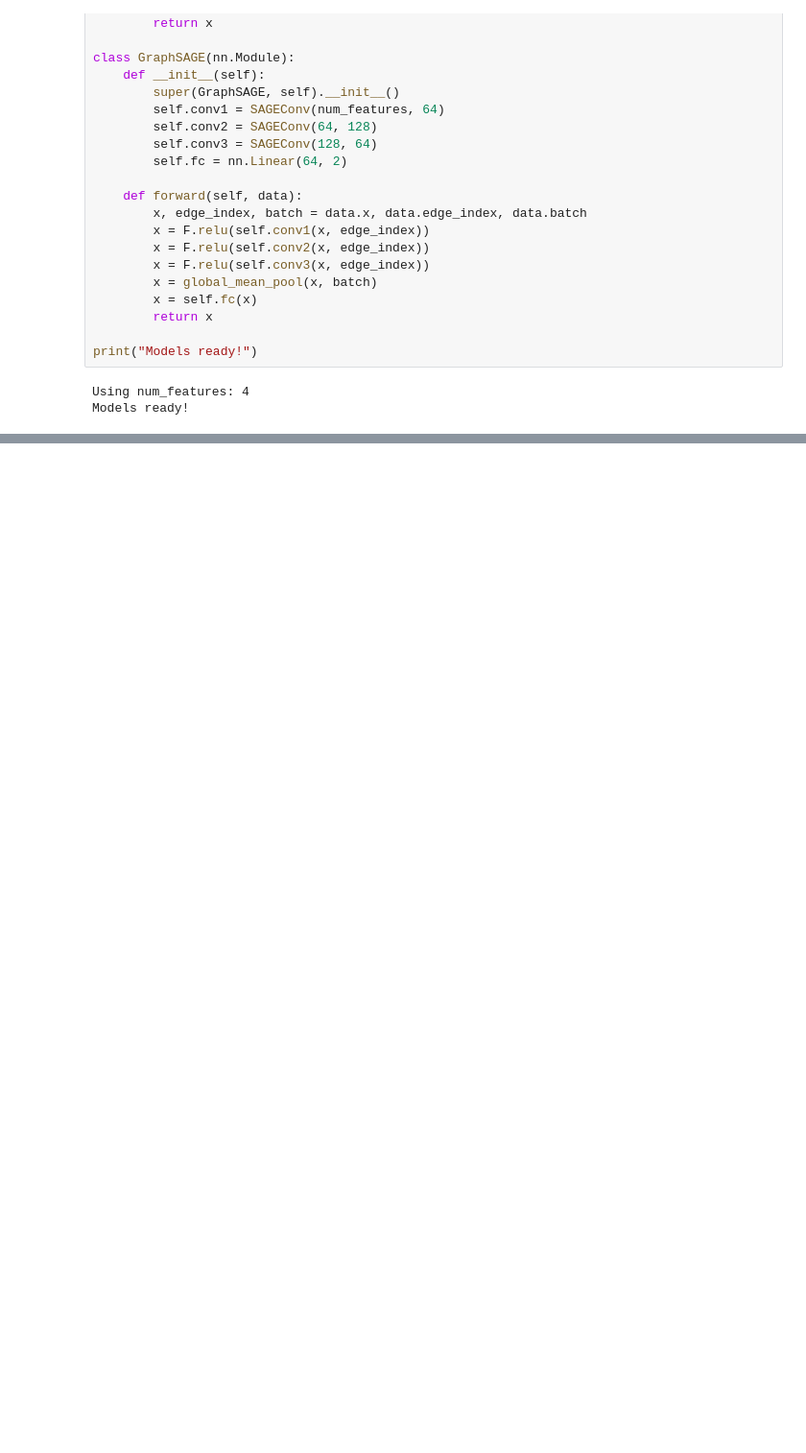
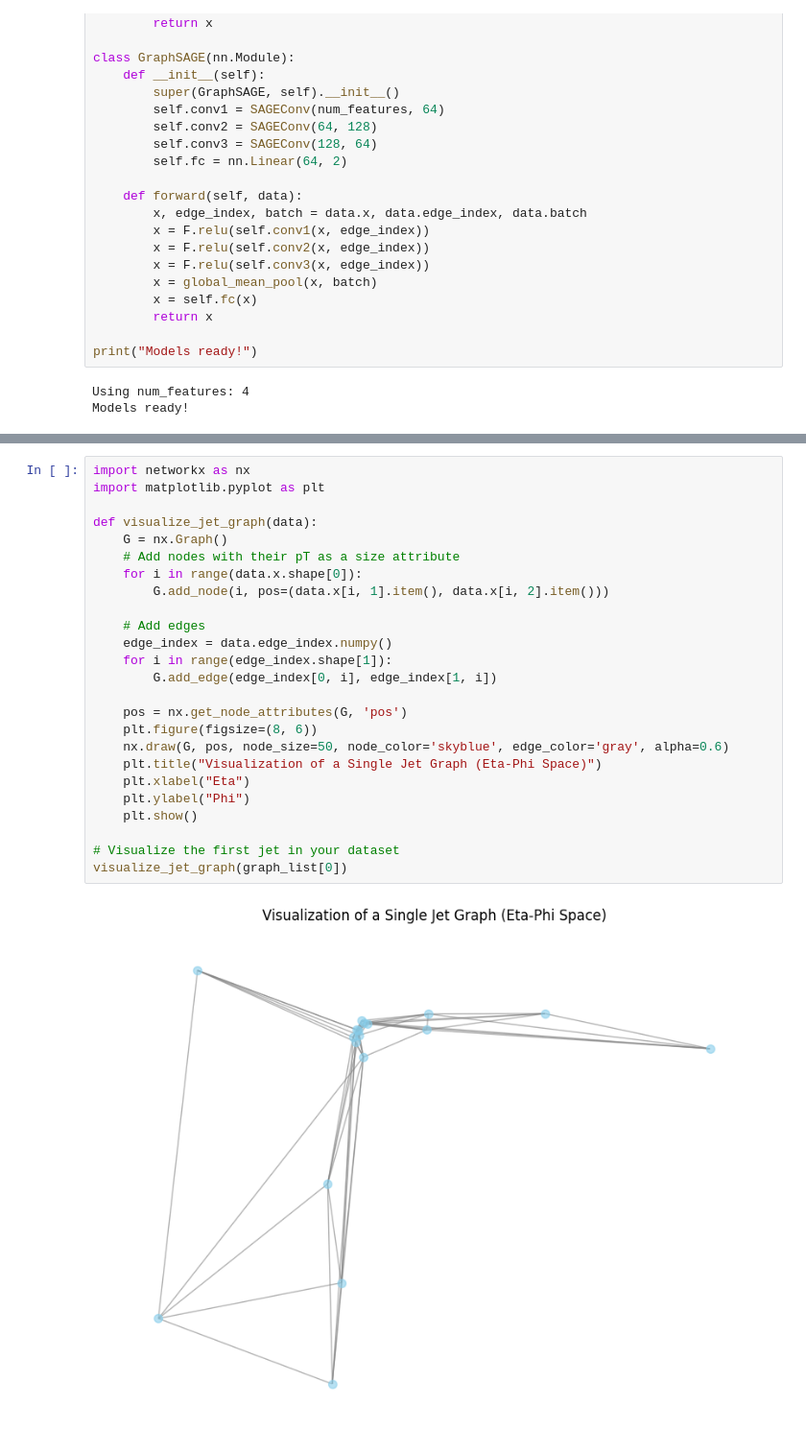
Before and after one commit to nikitamkoli21-ship-it/QMLHEP-GSoC-2026, a Jupyter notebook: Task_II_Classical_GNN.ipynb, the cells around one changed output, grey strips where cells are left out. Shown at 96% size. Drawn from its saved outputs; the diff is of its cells as text; blank space fills up the shorter version.

```diff
--- a/Task_II_Classical_GNN.ipynb
+++ b/Task_II_Classical_GNN.ipynb
@@ -221,0 +277,27 @@ Models ready!
+# %%
+import networkx as nx
+import matplotlib.pyplot as plt
+
+def visualize_jet_graph(data):
+    G = nx.Graph()
+    # Add nodes with their pT as a size attribute
+    for i in range(data.x.shape[0]):
+        G.add_node(i, pos=(data.x[i, 1].item(), data.x[i, 2].item()))
+
+    # Add edges
+    edge_index = data.edge_index.numpy()
+    for i in range(edge_index.shape[1]):
+        G.add_edge(edge_index[0, i], edge_index[1, i])
+
+    pos = nx.get_node_attributes(G, 'pos')
+    plt.figure(figsize=(8, 6))
+    nx.draw(G, pos, node_size=50, node_color='skyblue', edge_color='gray', alpha=0.6)
+    plt.title("Visualization of a Single Jet Graph (Eta-Phi Space)")
+    plt.xlabel("Eta")
+    plt.ylabel("Phi")
+    plt.show()
+
+# Visualize the first jet in your dataset
+visualize_jet_graph(graph_list[0])
+# %% [output]
+[figure, added]
```
Also changed, not shown: parts of 2 cells of this notebook.
